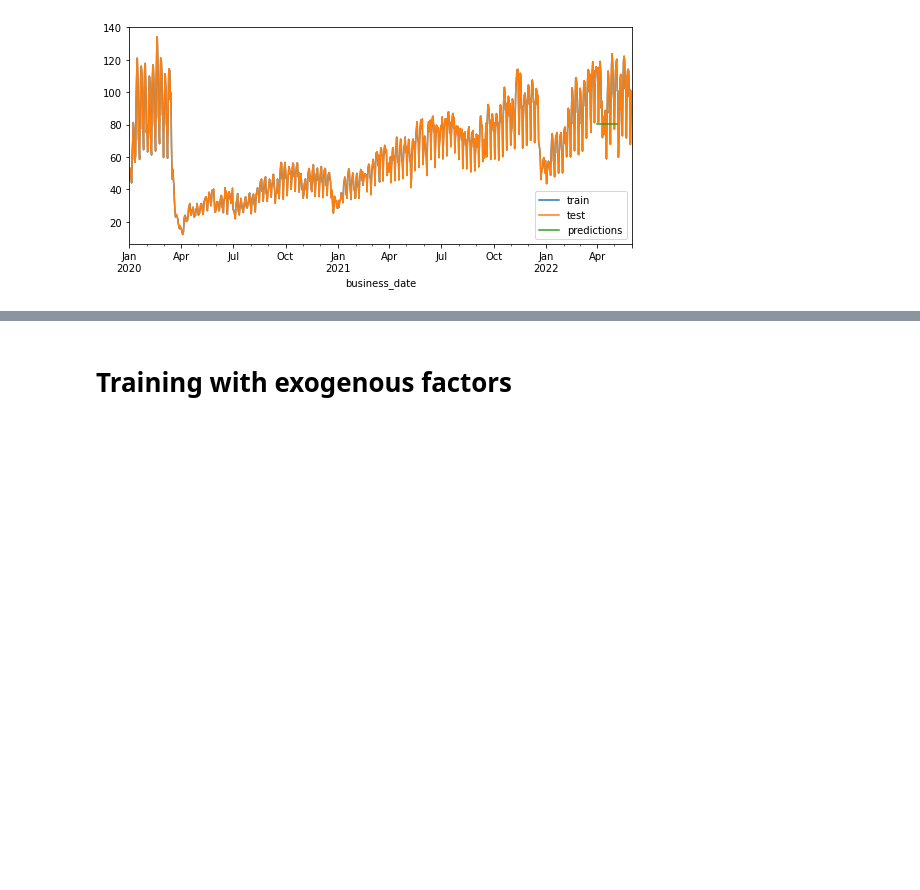
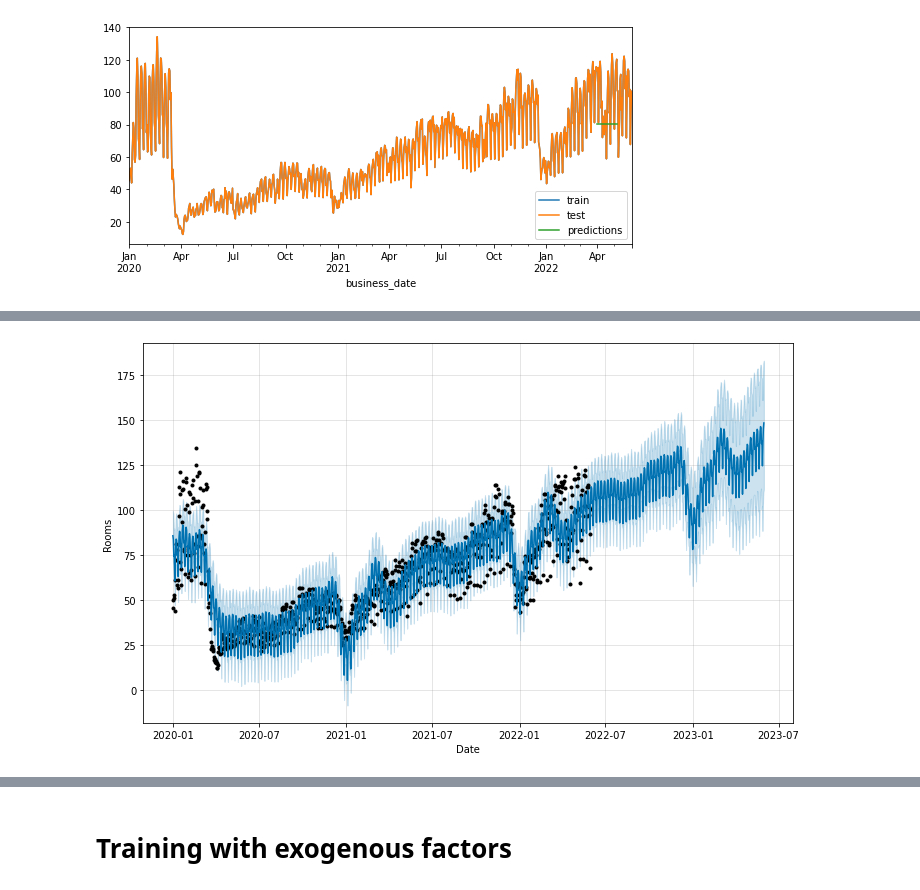
Before and after one commit to a01625364/prisma, a Jupyter notebook: ipynb/Evi2Ent3.ipynb, the cells around one changed output, grey strips where cells are left out. Saved outputs shown, nothing was run; the diff lists cells and outputs as text; code cells hidden in the pictures; blank space fills up the shorter version.

```diff
--- a/ipynb/Evi2Ent3.ipynb
+++ b/ipynb/Evi2Ent3.ipynb
@@ -816,0 +860,5 @@ ax.legend();
+# %%
+#cambiamos el nombre de las columnas
+df1 = df_Prophet
+df1.columns = ['ds','y']
+df1.head()
@@ -816,0 +872,9 @@ ax.legend();
+# %%
+# Predicción con Prophet
+
+m = Prophet()
+m.fit(df1)
+#predecimos un año adelante
+future = m.make_future_dataframe(periods=365)
+#El data frame toma en cuenta la última fecha así que si la ultima fue 25/3/2018 entonces el futuro será hasta 25/3/2019
+forecast = m.predict(future)
@@ -816,0 +912,4 @@ ax.legend();
+# %%
+figure = m.plot(forecast,xlabel='Date',ylabel='Rooms')
+# %% [output]
+[figure, added]
```
Also changed, not shown: parts of 37 cells of this notebook.
